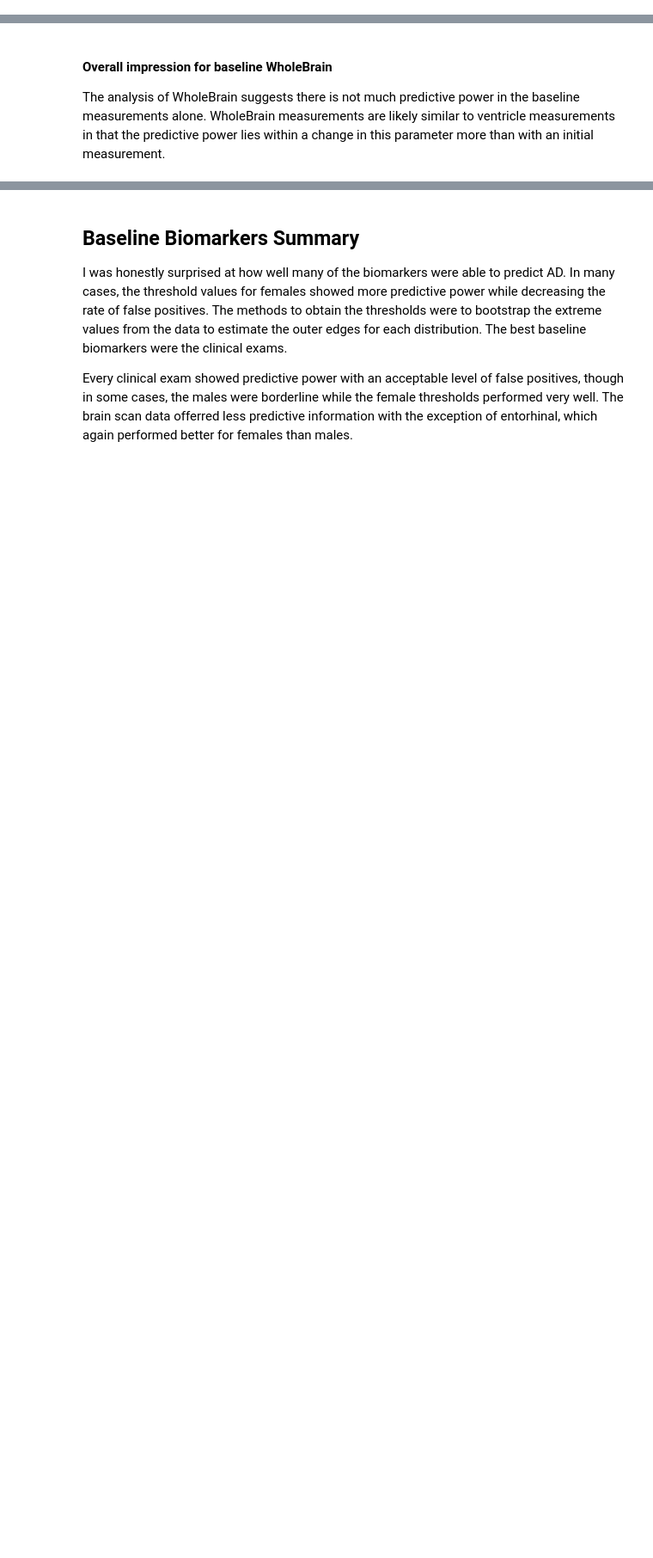
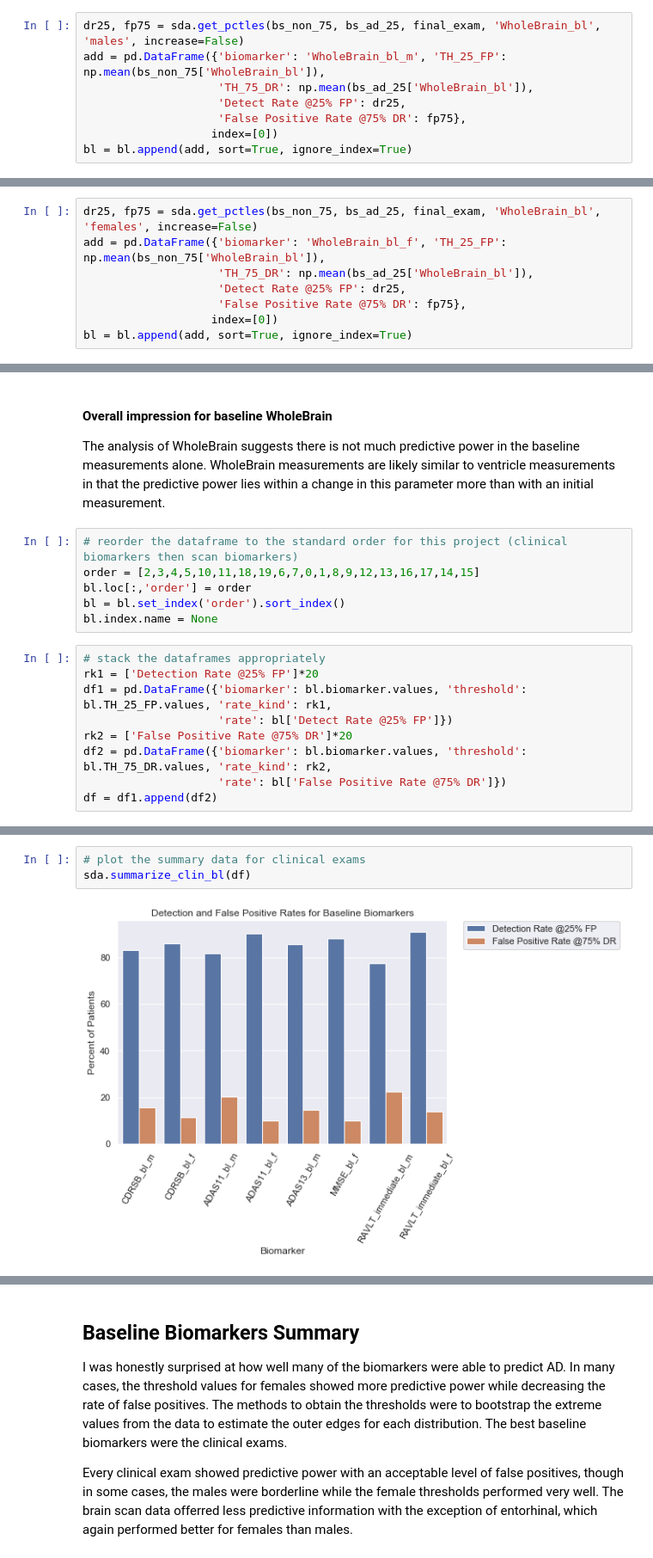
Before and after one commit to Haydost/Springboard_Portfolio, a Jupyter notebook: Capstone_1_Alzheimers_InProgress/3-Statistical_Data_Analysis.ipynb, the cells around one changed output, grey strips where cells are left out. Shown at 86% size. Drawn from its saved outputs; the diff is of its cells as text; blank space fills up the shorter version.

Commit message:
update capstone project

```diff
--- a/Capstone_1_Alzheimers_InProgress/3-Statistical_Data_Analysis.ipynb
+++ b/Capstone_1_Alzheimers_InProgress/3-Statistical_Data_Analysis.ipynb
@@ -1030,0 +1139,8 @@ The false positive rate for 75% AD detection is 66.58 %
+# %%
+dr25, fp75 = sda.get_pctles(bs_non_75, bs_ad_25, final_exam, 'WholeBrain_bl', 'males', increase=False)
+add = pd.DataFrame({'biomarker': 'WholeBrain_bl_m', 'TH_25_FP': np.mean(bs_non_75['WholeBrain_bl']),
+                    'TH_75_DR': np.mean(bs_ad_25['WholeBrain_bl']),
+                    'Detect Rate @25% FP': dr25,
+                    'False Positive Rate @75% DR': fp75},
+                   index=[0])
+bl = bl.append(add, sort=True, ignore_index=True)
@@ -1045,0 +1160,8 @@ The false positive rate for 75% AD detection is 46.3 %
+# %%
+dr25, fp75 = sda.get_pctles(bs_non_75, bs_ad_25, final_exam, 'WholeBrain_bl', 'females', increase=False)
+add = pd.DataFrame({'biomarker': 'WholeBrain_bl_f', 'TH_25_FP': np.mean(bs_non_75['WholeBrain_bl']),
+                    'TH_75_DR': np.mean(bs_ad_25['WholeBrain_bl']),
+                    'Detect Rate @25% FP': dr25,
+                    'False Positive Rate @75% DR': fp75},
+                   index=[0])
+bl = bl.append(add, sort=True, ignore_index=True)
@@ -1047,3 +1172,18 @@ The false positive rate for 75% AD detection is 46.3 %
 #### Overall impression for baseline WholeBrain
 
 The analysis of WholeBrain suggests there is not much predictive power in the baseline measurements alone. WholeBrain measurements are likely similar to ventricle measurements in that the predictive power lies within a change in this parameter more than with an initial measurement.
+# %%
+# reorder the dataframe to the standard order for this project (clinical biomarkers then scan biomarkers)
+order = [2,3,4,5,10,11,18,19,6,7,0,1,8,9,12,13,16,17,14,15]
+bl.loc[:,'order'] = order
+bl = bl.set_index('order').sort_index()
+bl.index.name = None
+# %%
+# stack the dataframes appropriately
+rk1 = ['Detection Rate @25% FP']*20
+df1 = pd.DataFrame({'biomarker': bl.biomarker.values, 'threshold': bl.TH_25_FP.values, 'rate_kind': rk1,
+                    'rate': bl['Detect Rate @25% FP']})
+rk2 = ['False Positive Rate @75% DR']*20
+df2 = pd.DataFrame({'biomarker': bl.biomarker.values, 'threshold': bl.TH_75_DR.values, 'rate_kind': rk2,
+                    'rate': bl['False Positive Rate @75% DR']})
+df = df1.append(df2)
@@ -1049,0 +1192,5 @@ The analysis of WholeBrain suggests there is not much predictive power in the ba
+# %%
+# plot the summary data for clinical exams
+sda.summarize_clin_bl(df)
+# %% [output]
+[figure, added]
```
Also changed, not shown: parts of 116 cells of this notebook, 4 other files.
